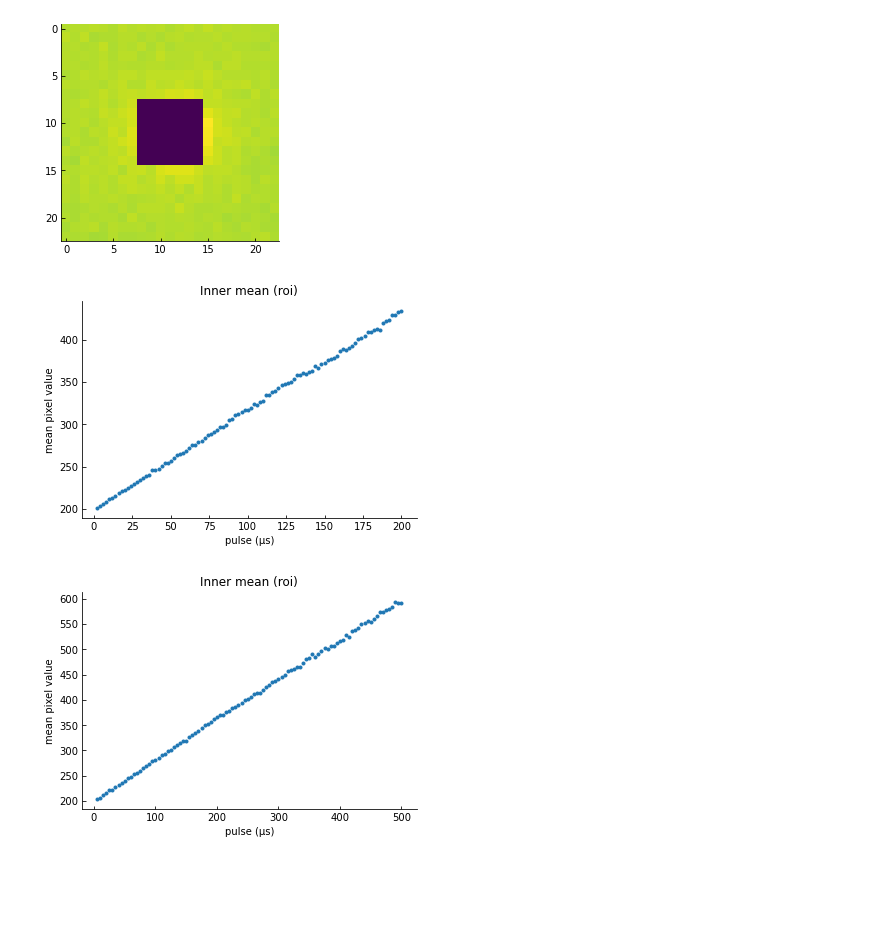
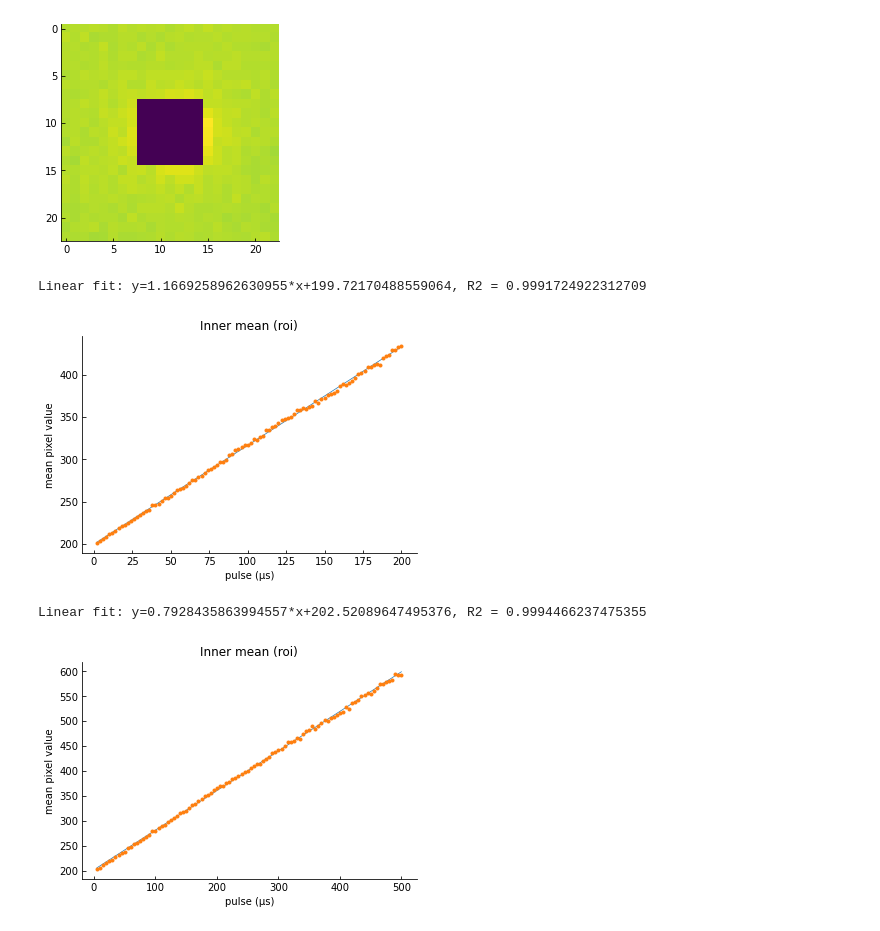
Before and after one commit to mufpga/analysis, a Jupyter notebook: beads_analysis.ipynb, the cells around one changed output. Drawn from its saved outputs; the diff is of its cells as text; code cells hidden in the pictures; blank space fills up the shorter version.

Commit message:
update beads

```diff
--- a/beads_analysis.ipynb
+++ b/beads_analysis.ipynb
@@ -134,9 +135,15 @@ def run_all(root, roi):
 
     return pulses, outers, inners, diff_means, stds
 
-def plot_fig(t, v, name, s_x, s_y, file_name = None):
-    ax = plt.figure()
-    #plt.plot([-0.1, 1], [-0.1, 1], '-', linewidth = 0.7)
+def plot_fig(t, v, reg, name, s_x, s_y, file_name = None):
+    ax = plt.subplot(111)
+
+    ind_min = np.argmin(t)
+    ind_max = np.argmax(t)
+    yt0 = reg.intercept_+t[ind_min]*reg.coef_[0]
+    yt1 = reg.intercept_+t[ind_max]*reg.coef_[0]
+    plt.plot([t[ind_min], t[ind_max]], [yt0, yt1], '-', linewidth = 0.7)
+
     plt.plot(t, v, '.')
 
     #plt.ylim([-0.1, 1])
@@ -169,13 +176,27 @@ print(np.mean(average_over_roi(img, roi)))
 # compute values
 pulse_roi, _, inner_roi, diff_roi, _ = run_all(root, roi) # smoother than with roi = None
 
+# linear fit
+x = np.array(pulse_roi).reshape(-1, 1)
+reg = LinearRegression().fit(x, inner_roi)
+print(f'Linear fit: y={reg.coef_[0]}*x+{reg.intercept_}, R2 = {reg.score(x, inner_roi)}')
+
 # plot inner
-plot_fig(pulse_roi, inner_roi, 'Inner mean (roi)', 'pulse (\u03bcs)', 'mean pixel value', 'fig_beads_2-200')
+plot_fig(pulse_roi, inner_roi, reg, 'Inner mean (roi)', 'pulse (\u03bcs)', 'mean pixel value', 'fig_beads_2-200')
 # %% [output]
+Linear fit: y=1.1669258962630955*x+199.72170488559064, R2 = 0.9991724922312709
-[figure, old version]
+[figure, new version]
 # %%
 root = op.join('all_data','211210_PH_beads_for_Joran','640_5-500')
+
 pulse_roi, _, inner_roi, diff_roi, _ = run_all(root, roi)
-plot_fig(pulse_roi, inner_roi, 'Inner mean (roi)', 'pulse (\u03bcs)', 'mean pixel value', 'fig_beads_5-500')
+
+# linear fit
+x = np.array(pulse_roi).reshape(-1, 1)
+reg = LinearRegression().fit(x, inner_roi)
+print(f'Linear fit: y={reg.coef_[0]}*x+{reg.intercept_}, R2 = {reg.score(x, inner_roi)}')
+
+plot_fig(pulse_roi, inner_roi, reg, 'Inner mean (roi)', 'pulse (\u03bcs)', 'mean pixel value', 'fig_beads_5-500')
 # %% [output]
+Linear fit: y=0.7928435863994557*x+202.52089647495376, R2 = 0.9994466237475355
-[figure, old version]
+[figure, new version]
```
Also changed, not shown: parts of 2 cells of this notebook.
